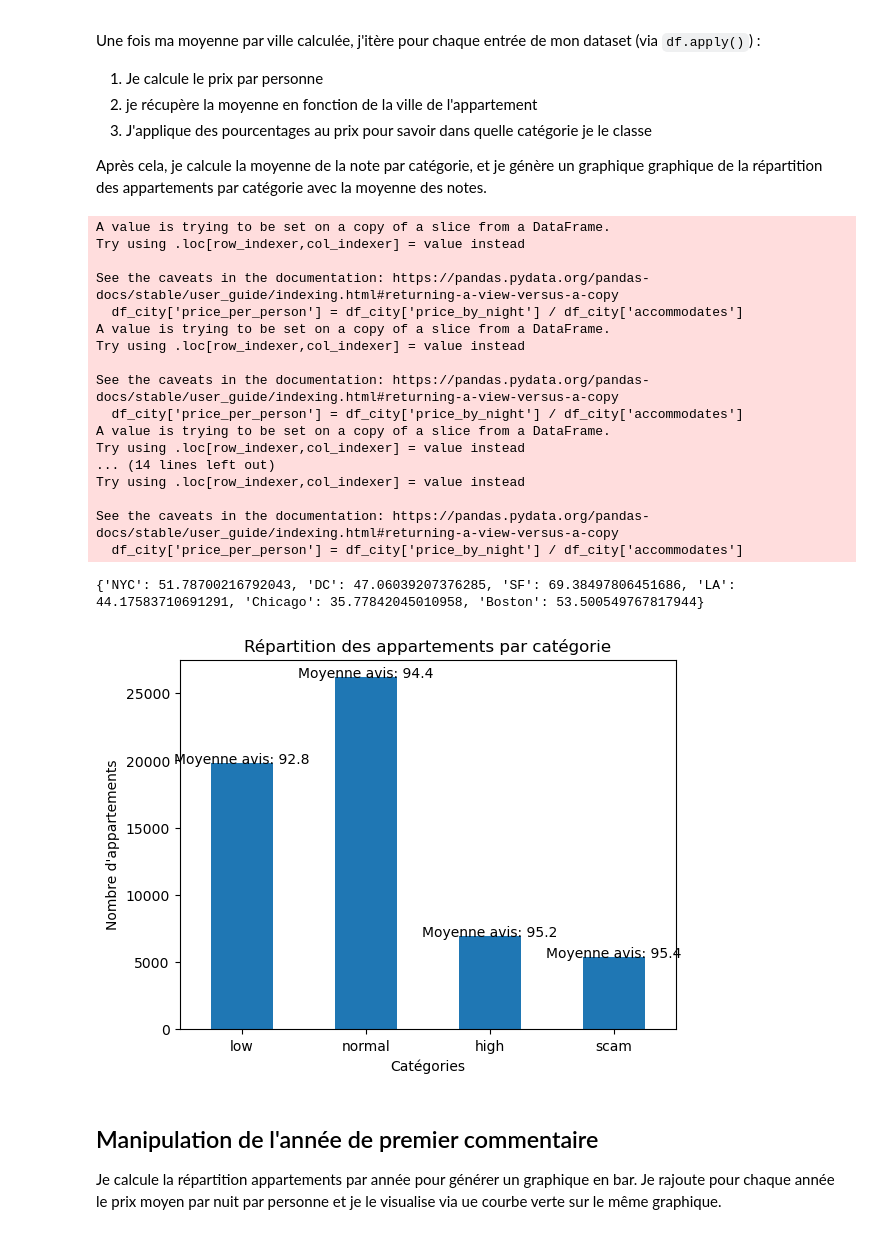
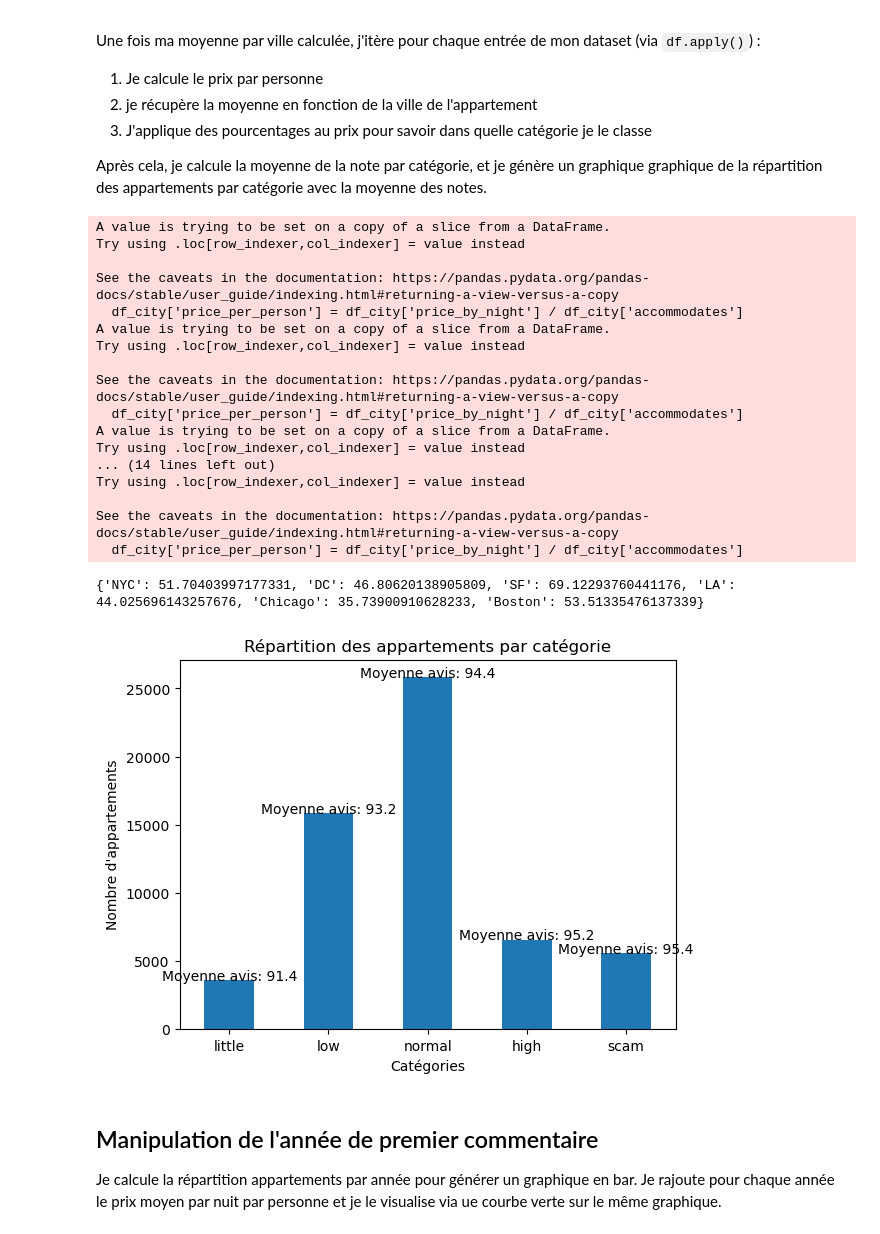
Before and after one commit to LoanCB/machine-learning-appartement, a Jupyter notebook: playground_airbnb.ipynb, the cells around one changed output. Saved outputs shown, nothing was run; the diff lists cells and outputs as text; code cells hidden in the pictures.

```diff
--- a/playground_airbnb.ipynb
+++ b/playground_airbnb.ipynb
@@ -33,12 +40,12 @@ df['price_by_person'] = df['price_by_night'] / df['accommodates']
 
 unique_cities = df['city'].unique()
 print(unique_cities) # ['NYC' 'DC' 'SF' 'LA' 'Chicago' 'Boston']
-df_cities = pd.get_dummies(df['city'], prefix='city', dtype=int)
-df = pd.concat([df, df_cities], axis=1)
+city = df['city']
+df = pd.get_dummies(df, columns=['city'], dtype=int)
+df['city'] = city
 
 unique_policies = df['cancellation_policy'].unique()
 print(unique_policies) # ['strict' 'moderate' 'flexible' 'super_strict_30' 'super_strict_60']
-# df = pd.get_dummies(df, columns=['cancellation_policy'], dtype=int)
 
 unique_room_type = df['room_type'].unique()
 print(unique_room_type) # ['Entire home/apt' 'Private room' 'Shared room']
@@ -51,6 +58,11 @@ df['first_review_timestamp'] = df['first_review'].apply(lambda x: x.timestamp())
 df_ny = df[(df['city_NYC'] == 1)]
 print(df_ny['price_by_night'])
 
+missing_review = df['review_scores_rating'].isna().sum()
+print(f"{missing_review=}")
+df = df.dropna(subset=['review_scores_rating'])
+
+print(df.columns)
 df.head()
 # %% [output]
 ['NYC' 'DC' 'SF' 'LA' 'Chicago' 'Boston']
@@ -110,7 +120,9 @@ def categorize_price(row):
   price = row['price_by_night'] / row['accommodates']
   average = averages[row['city']]
 
-  if price < average * 0.7:
+  if price < average * 0.4:
+    return 'little'
+  elif price < average * 0.7:
     return 'low'
   elif price < average * 1.3:
     return 'normal'
@@ -121,41 +133,41 @@ def categorize_price(row):
 
 df['category'] = df.apply(categorize_price, axis=1)
 rating_category_average = df.groupby('category')['review_scores_rating'].mean()
-category_order = ['low', 'normal', 'high', 'scam']
+category_order = ['little', 'low', 'normal', 'high', 'scam']
 category_counts = df['category'].value_counts().reindex(category_order)
 
 plt.figure()
 ax = category_counts.plot(kind='bar')
 plt.title('Répartition des appartements par catégorie')
 plt.xlabel('Catégories')
 plt.ylabel("Nombre d'appartements")
 plt.xticks(rotation=0)
 
 for i, (category, count) in enumerate(category_counts.items()):
     mean_rating = rating_category_average[category]
     ax.text(i, count + 0.5, f'Moyenne avis: {mean_rating:.1f}', ha='center', fontsize=10, color='black')
 
 plt.show()
 # %% [output]
 A value is trying to be set on a copy of a slice from a DataFrame.
 Try using .loc[row_indexer,col_indexer] = value instead
 
 See the caveats in the documentation: https://pandas.pydata.org/pandas-docs/stable/user_guide/indexing.html#returning-a-view-versus-a-copy
   df_city['price_per_person'] = df_city['price_by_night'] / df_city['accommodates']
 A value is trying to be set on a copy of a slice from a DataFrame.
 Try using .loc[row_indexer,col_indexer] = value instead
 
 See the caveats in the documentation: https://pandas.pydata.org/pandas-docs/stable/user_guide/indexing.html#returning-a-view-versus-a-copy
   df_city['price_per_person'] = df_city['price_by_night'] / df_city['accommodates']
 A value is trying to be set on a copy of a slice from a DataFrame.
 Try using .loc[row_indexer,col_indexer] = value instead
 ... (14 lines left out)
 Try using .loc[row_indexer,col_indexer] = value instead
 
 See the caveats in the documentation: https://pandas.pydata.org/pandas-docs/stable/user_guide/indexing.html#returning-a-view-versus-a-copy
   df_city['price_per_person'] = df_city['price_by_night'] / df_city['accommodates']
-{'NYC': 51.78700216792043, 'DC': 47.06039207376285, 'SF': 69.38497806451686, 'LA': 44.17583710691291, 'Chicago': 35.77842045010958, 'Boston': 53.500549767817944}
+{'NYC': 51.70403997177331, 'DC': 46.80620138905809, 'SF': 69.12293760441176, 'LA': 44.025696143257676, 'Chicago': 35.73900910628233, 'Boston': 53.51335476137339}
-[figure, old version]
+[figure, new version]
 # %% [markdown]
 ## Manipulation de l'année de premier commentaire
 
```
Also changed, not shown: parts of 19 cells of this notebook, 1 other file.
